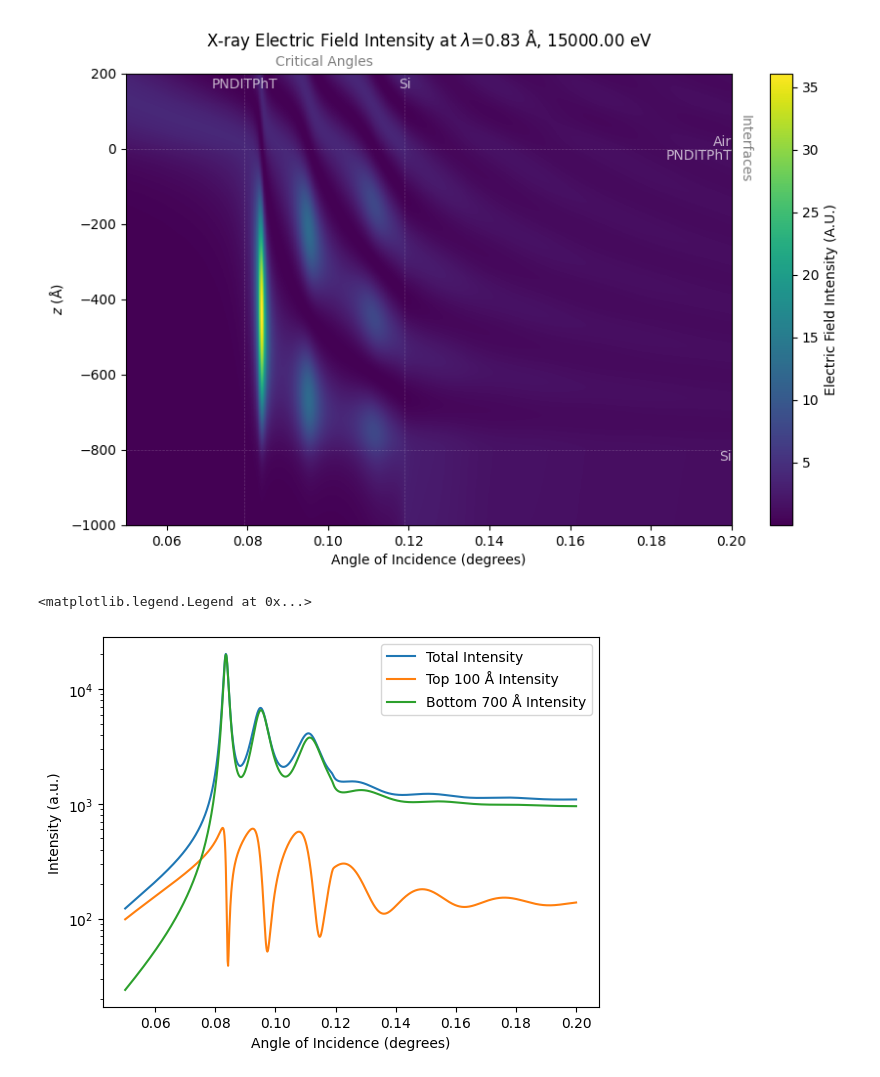
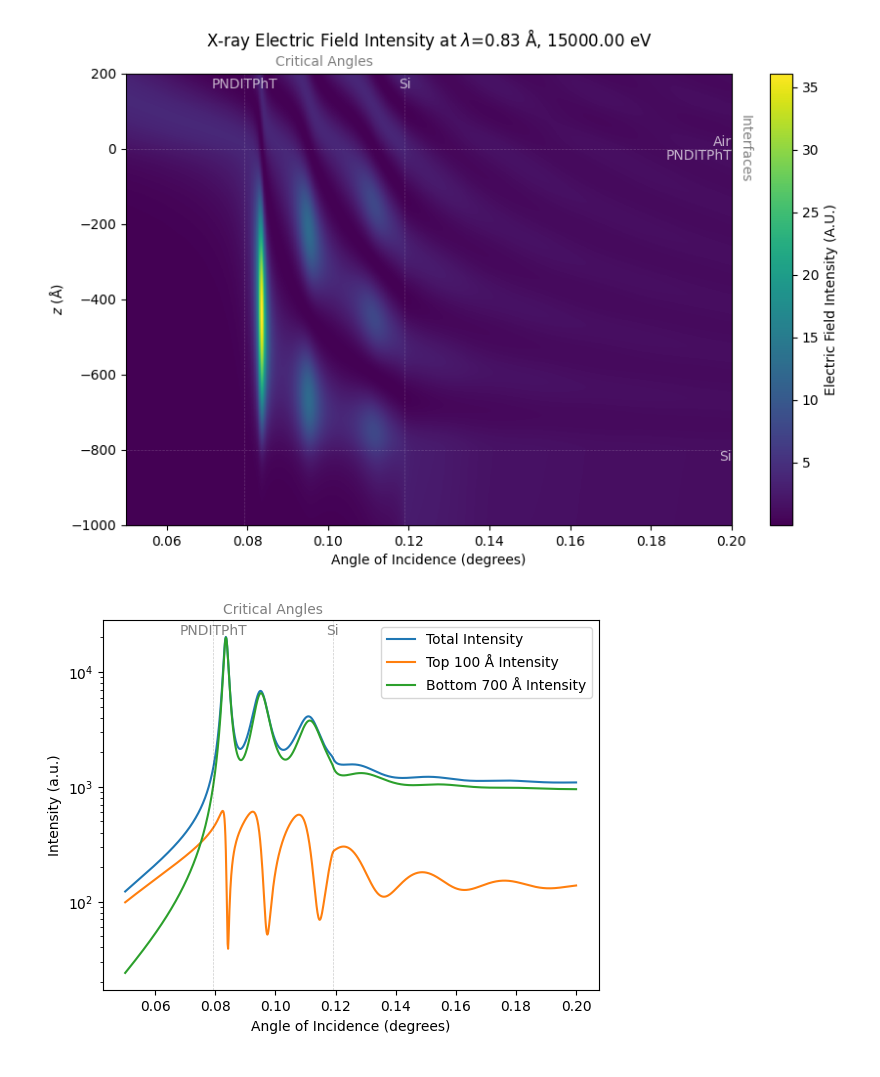
Before and after one commit to xraysoftmat/XEFI, a Jupyter notebook: examples/04 Summed Intensity.ipynb, the cells around one changed output. Saved outputs shown, nothing was run; the diff lists cells and outputs as text; code cells hidden in the pictures.

```diff
--- a/examples/04 Summed Intensity.ipynb
+++ b/examples/04 Summed Intensity.ipynb
@@ -80,27 +77,28 @@ Text(0.5, 1.0, 'X-ray Electric Field Intensity at $\\lambda$=0.83 Å, 15000.00 e
 # %%
 fig, ax = plt.subplots()
 
 intensity_full = result.summed_intensity(np.linspace(0, -800, 1000))
 top_depth = 100
 intensity_top = result.summed_intensity(
     np.linspace(0, -800, 1000), bounds=(0, -top_depth)
 )
 intensity_bot = result.summed_intensity(
     np.linspace(0, -800, 1000), bounds=(-top_depth, -800)
 )
 # intensity_bot = result.summed_intensity(np.linspace(0, -800, 1000), bounds=(-750, -800))
 # intensity_middle = result.summed_intensity(np.linspace(0, -800, 1000), bounds=(-375, -425))
 
 ax.plot(angles, intensity_full, label="Total Intensity")
 ax.plot(angles, intensity_top, label=f"Top {top_depth} Å Intensity")
 ax.plot(angles, intensity_bot, label=f"Bottom {800 - top_depth} Å Intensity")
 # ax.plot(angles, intensity_bot, label="Bottom 50 Å Intensity")
 # ax.plot(angles, intensity_middle, label="Middle 50 Å Intensity")
 # A new axis with a legend
 ax.set_xlabel("Angle of Incidence (degrees)")
 ax.set_ylabel("Intensity (a.u.)")
 ax.set_yscale("log")
 ax.legend()
+
+result._add_crit_angles(ax=ax)
 # %% [output]
-<matplotlib.legend.Legend at 0x...>
-[figure, old version]
+[figure, new version]
```
Also changed, not shown: parts of 2 cells of this notebook, 18 other files.
